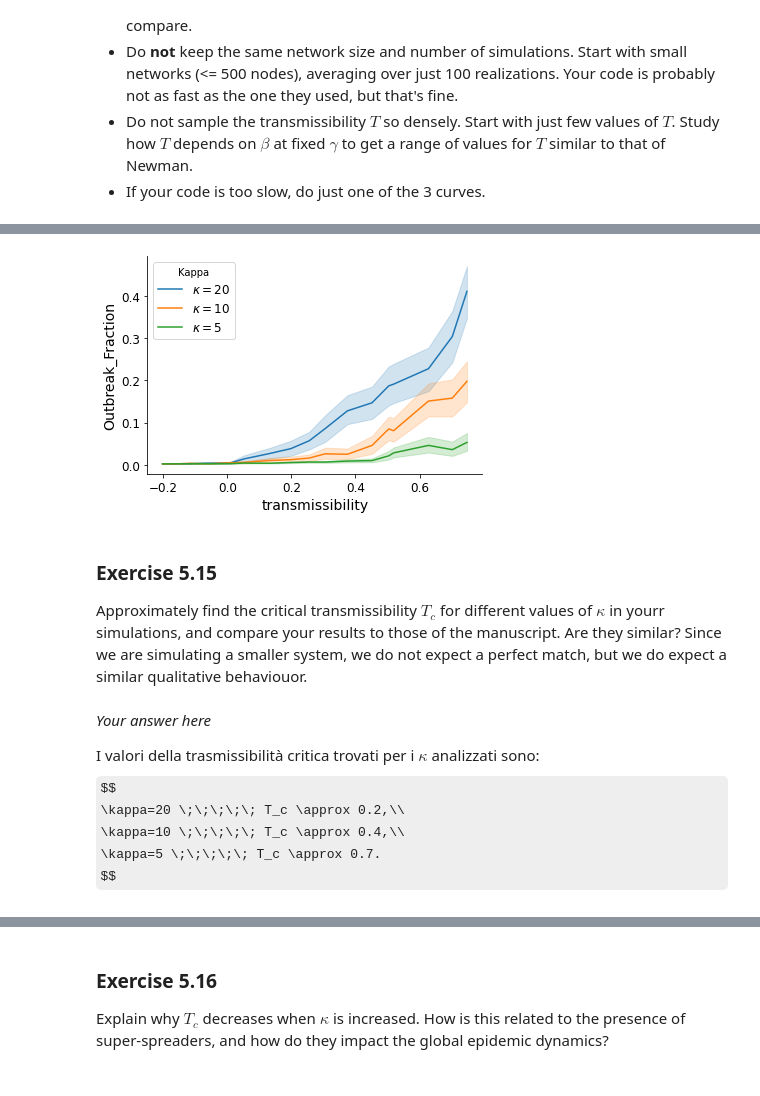
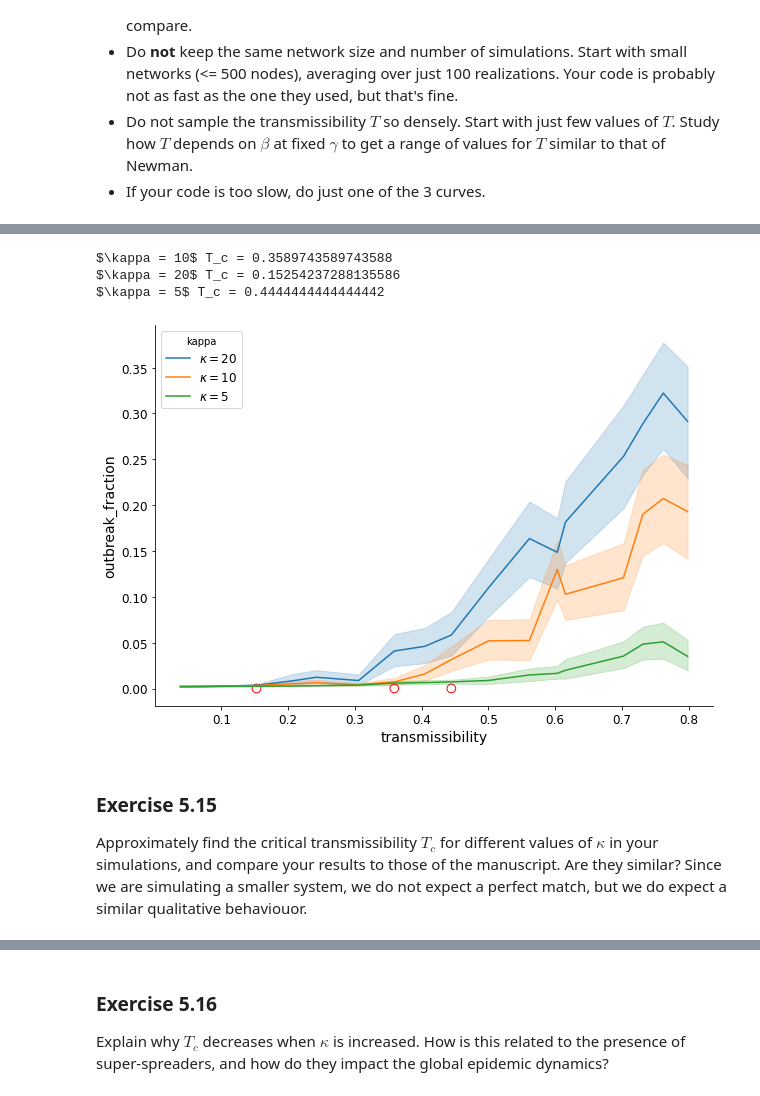
Before and after one commit to Gea97/MeccanicaStatistica2021, a Jupyter notebook: notebooks/5-SIR-Model.ipynb, the cells around one changed output, grey strips where cells are left out. Saved outputs shown, nothing was run; the diff lists cells and outputs as text; code cells hidden in the pictures; some formulas as TeX source.

```diff
--- a/notebooks/5-SIR-Model.ipynb
+++ b/notebooks/5-SIR-Model.ipynb
@@ -1186,7 +1064,7 @@ class SIRonGraph:
 
     # add transmissibility
     def get_transmissibility(self):
-        T=1-(self.gamma)/(1-self.gamma)*1/(1-(1-self.gamma)*(1-self.beta))
+        T=1-(self.gamma)/(1-(1-self.gamma)*(1-self.beta))
         return T
 
 
@@ -1204,3 +1082,11 @@ class SIRonGraph:
         while count==False:
             count=self.count_r()
             self.run(1)
+# %%
+G = nx.hexagonal_lattice_graph(10, 10)
+model = SIRonGraph(network=G, initial_infected=[(5, 5)], beta=0.3, gamma=0.05)
+fig, ax = plt.subplots(1, 1, figsize=(7, 8))
+T= model.get_transmissibility()
+ax.set_title("Network runned until there are no more infected \n" r" $\beta$: " + str(model.beta) + r", $\gamma$: " + str(model.gamma)+ "\nTransmissibility: " + str("%.2f" % T))
+model.run_till_end()
+show_hex_model(model,labels=False,ax=ax);
@@ -1272,7 +1160,7 @@ Reproducing figures from the a research article is *not* an easy exercise! Here
 # %%
 # choose wisely a ranges of parameters
 realizations=100
-beta_range=[0.01,0.02,0.03,0.045,0.065,0.08,0.11,0.14,0.17,0.2,0.25,0.32,0.38,0.4,0.59,0.8,0.99]
+beta_range=[0.01,0.02,0.03,0.045,0.065,0.08,0.11,0.14,0.17,0.2,0.25,0.32,0.38,0.4,0.53,0.65,0.76,0.88,0.99]
 kappa_range=[20,10,5]
 # %%
 # maybe define a function that takes parameters as input and returns epidemic size
@@ -1287,7 +1175,7 @@ def epidemic():
                 network=G,
                 initial_infected=[list(G.nodes)[np.random.randint(len(G))]],
                 beta=beta,
-                gamma=0.2
+                gamma=0.2 # with gamma = 0.2 we have 0<T<0.8 for beta in [0.01,0.99]
                 )
                 model.run_till_end()
                 size=model.history[-1][2]
@@ -1301,9 +1189,9 @@ def epidemic():
 
                 })
     df=pd.DataFrame(data)
-    df["Outbreak_Fraction"]=df.outbreak/df.system_size
-    df["System_Size"]= "N=" + df.system_size.astype(str)
-    df["Kappa"]= df.kappa.apply(lambda x: f"$\kappa = {x}$")
+    df["outbreak_fraction"]=df.outbreak/df.system_size
+    df["system_Size"]= "N=" + df.system_size.astype(str)
+    df["kappa"]= df.kappa.apply(lambda x: f"$\kappa = {x}$")
 
     return df
 # %%
@@ -1317,22 +1201,23 @@ Wall time: 7h 36min 46s
 # %%
 # plot results, approximately reproducing Figure 1 in the MS
 # if you get a plot that qualitatively reproduces the main features of Figure 1,
 # then that is good enough!
 # It is very difficult to exactly match Newman's results (he used 100.000 nodes and 10.000 simulations per point)
-
-sns.lineplot(data=df, x="transmissibility", y="Outbreak_Fraction", hue="Kappa")
-plt.show()
+fig, ax = plt.subplots(1,1, figsize=(10,7))
+sns.lineplot(data=df, x="transmissibility", y="outbreak_fraction", hue="kappa", markers=True)
+summary_df=df.groupby(["kappa", "transmissibility"]).mean()["outbreak_fraction"].reset_index()
+T_cs={}
+for lab, sdf in summary_df.groupby("kappa"):
+    idx=sdf.loc[sdf.outbreak_fraction>0.008, "transmissibility"].idxmin()-1
+    print(sdf.loc[idx,"kappa"], f"T_c = {sdf.loc[idx,'transmissibility']}")
+    T_cs[sdf.loc[idx,"kappa"]] = sdf.loc[idx,"transmissibility"]
+for lab, sdf in summary_df.groupby("kappa"):
+    ax.scatter(T_cs[lab], 0, s=75, facecolors="none", edgecolors="r")
 # %% [output]
+$\kappa = 10$ T_c = 0.3589743589743588
+$\kappa = 20$ T_c = 0.15254237288135586
+$\kappa = 5$ T_c = 0.4444444444444442
-[figure, old version]
+[figure, new version]
 # %% [markdown]
 ### Exercise 5.15
-Approximately find the critical transmissibility $T_c$ for different values of $\kappa$ in yourr simulations, and compare your results to those of the manuscript. Are they similar? Since we are simulating a smaller system, we do not expect a perfect match, but we do expect a similar qualitative behaviouor.
+Approximately find the critical transmissibility $T_c$ for different values of $\kappa$ in your simulations, and compare your results to those of the manuscript. Are they similar? Since we are simulating a smaller system, we do not expect a perfect match, but we do expect a similar qualitative behaviouor.
-# %% [markdown]
-*Your answer here*
-
-I valori della trasmissibilità critica trovati per i $\kappa$ analizzati sono:
-$$
-\kappa=20 \;\;\;\;\; T_c \approx 0.2,\\
-\kappa=10 \;\;\;\;\; T_c \approx 0.4,\\
-\kappa=5 \;\;\;\;\; T_c \approx 0.7.
-$$
```
Also changed, not shown: parts of 32 cells of this notebook.
